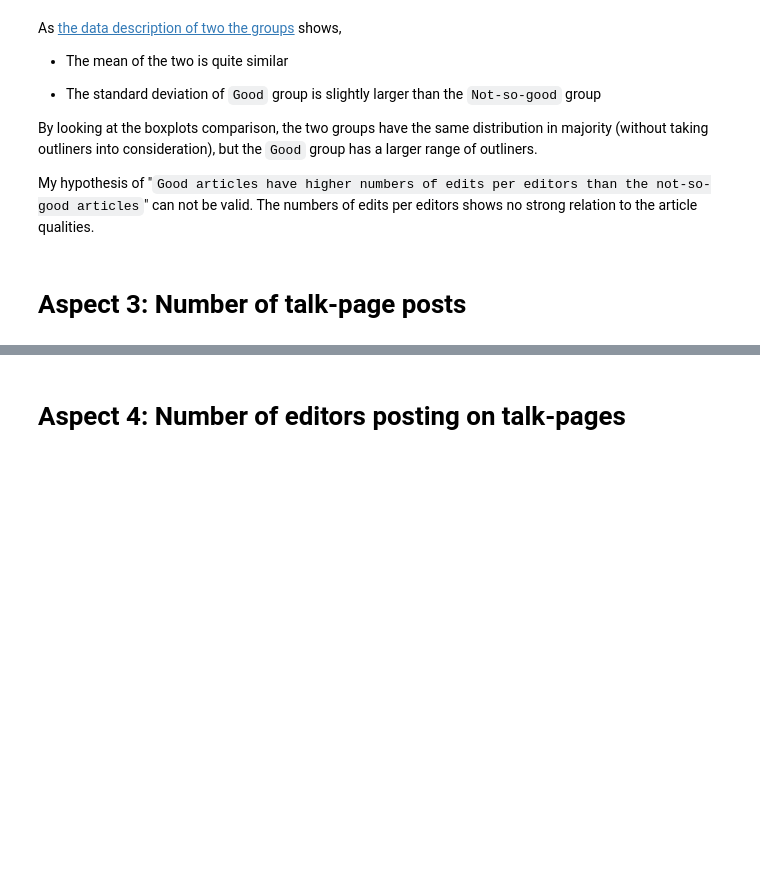
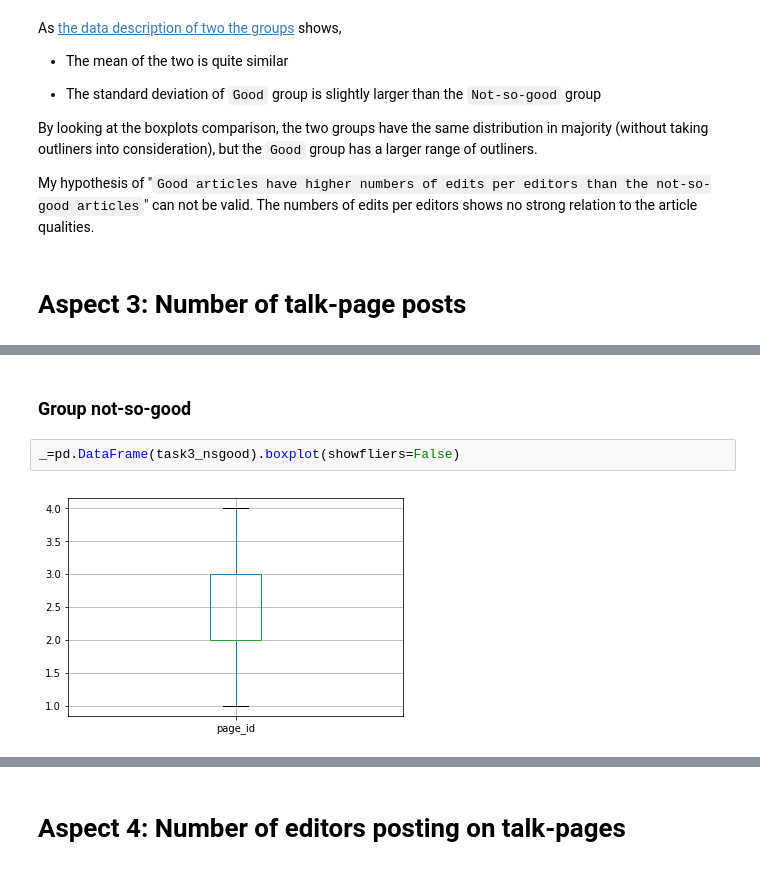
Before and after one commit to wenoptics/social-data-analysis, a Jupyter notebook: analysis_report.ipynb, the cells around one changed output, grey strips where cells are left out. Drawn from its saved outputs; the diff is of its cells as text; blank space fills up the shorter version.

```diff
--- a/analysis_report.ipynb
+++ b/analysis_report.ipynb
@@ -249,0 +362,6 @@ My hypothesis of "`Good articles have higher numbers of edits per editors than t
+# %% [markdown]
+### Group not-so-good
+# %%
+_=pd.DataFrame(task3_nsgood).boxplot(showfliers=False)
+# %% [output]
+[figure, added]
```
Also changed, not shown: parts of 51 cells of this notebook, 1 other file.
